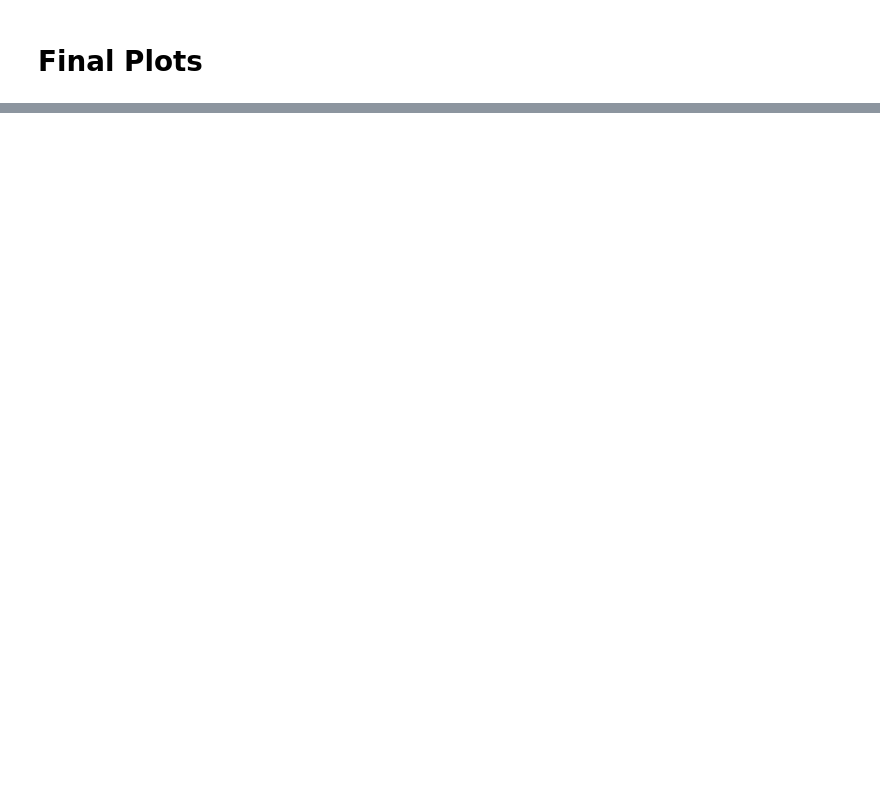
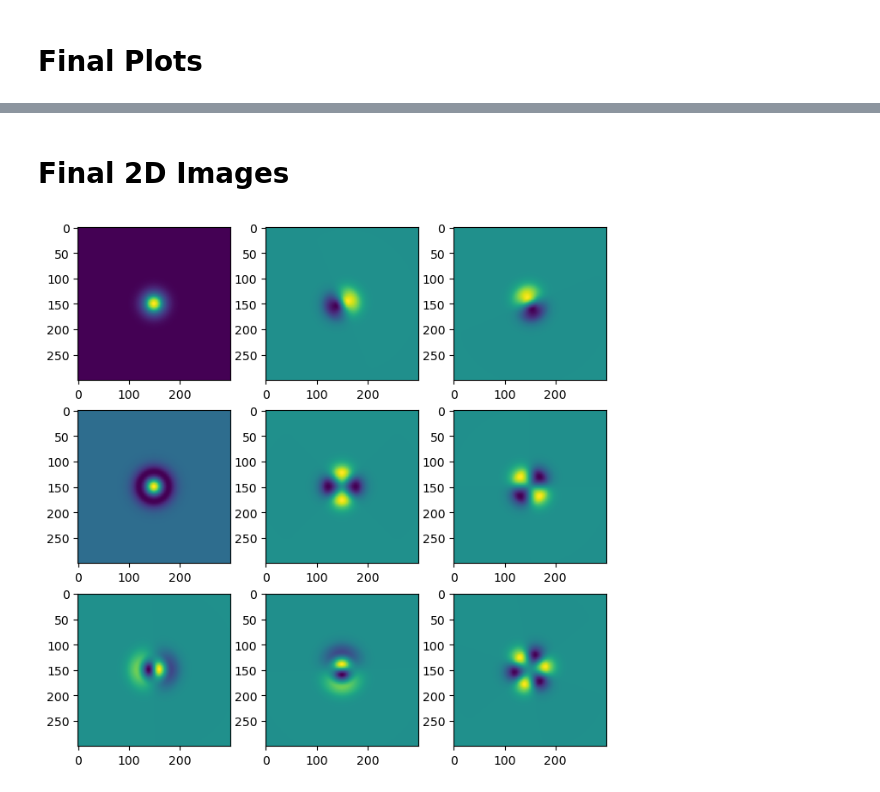
Before and after one commit to roflmaostc/Finite-Difference-Mode-Solver, a Jupyter notebook: results.ipynb, the cells around one changed output, grey strips where cells are left out. Saved outputs shown, nothing was run; the diff lists cells and outputs as text; code cells hidden in the pictures; blank space fills up the shorter version.

```diff
--- a/results.ipynb
+++ b/results.ipynb
@@ -43,0 +53,17 @@ Text(0, 0.5, 'Normalized Electrical field strength')
+# %%
+grid_size_x = 50
+grid_size_y = 50
+# 400 grid points provide smooth results
+num_x = 300
+num_y = 300
+h = grid_size / (num_x - 1)
+lam = 0.78
+k0 = 2 * np.pi / lam
+e_substrate = 1.5 ** 2
+delta_e = 1.5e-2
+w = 15.0
+
+x = np.linspace(-grid_size_x / 2, grid_size_x / 2, num_x).astype(np.float16)
+y = np.linspace(-grid_size_y / 2, grid_size_y / 2, num_y).astype(np.float16)
+x, y = np.meshgrid(x, y)
+prm = e_substrate + delta_e * np.exp(- (x **2 + y**2) / w ** 2)
@@ -43,0 +72,13 @@ Text(0, 0.5, 'Normalized Electrical field strength')
+# %%
+num_modes = 9
+
+a = timer()
+eff_eps2d_sp, vecs2d_sp = f.guided_modes_2D(prm, k0, h, num_modes, dtype_mat=np.float32)
+b = timer()
+print("Time elapsed single precision \t {:.5f}s".format(b - a))
+
+
+a = timer()
+eff_eps2d_dp, vecs2d_dp = f.guided_modes_2D(prm, k0, h, num_modes)
+b = timer()
+print("Time elapsed double precision \t{:.5f}s".format(b - a))
@@ -43,0 +88,9 @@ Text(0, 0.5, 'Normalized Electrical field strength')
+# %% [markdown]
+# Final 2D Images
+# %%
+fig=plt.figure(figsize=(8, 8), dpi=100, facecolor='w', edgecolor='k')
+for i in range(num_modes):
+    plt.subplot(num_modes / 3, 3, i + 1)
+    plt.imshow(vecs2d_dp[i])
+# %% [output]
+[figure, added]
```
Also changed, not shown: parts of 8 cells of this notebook.
